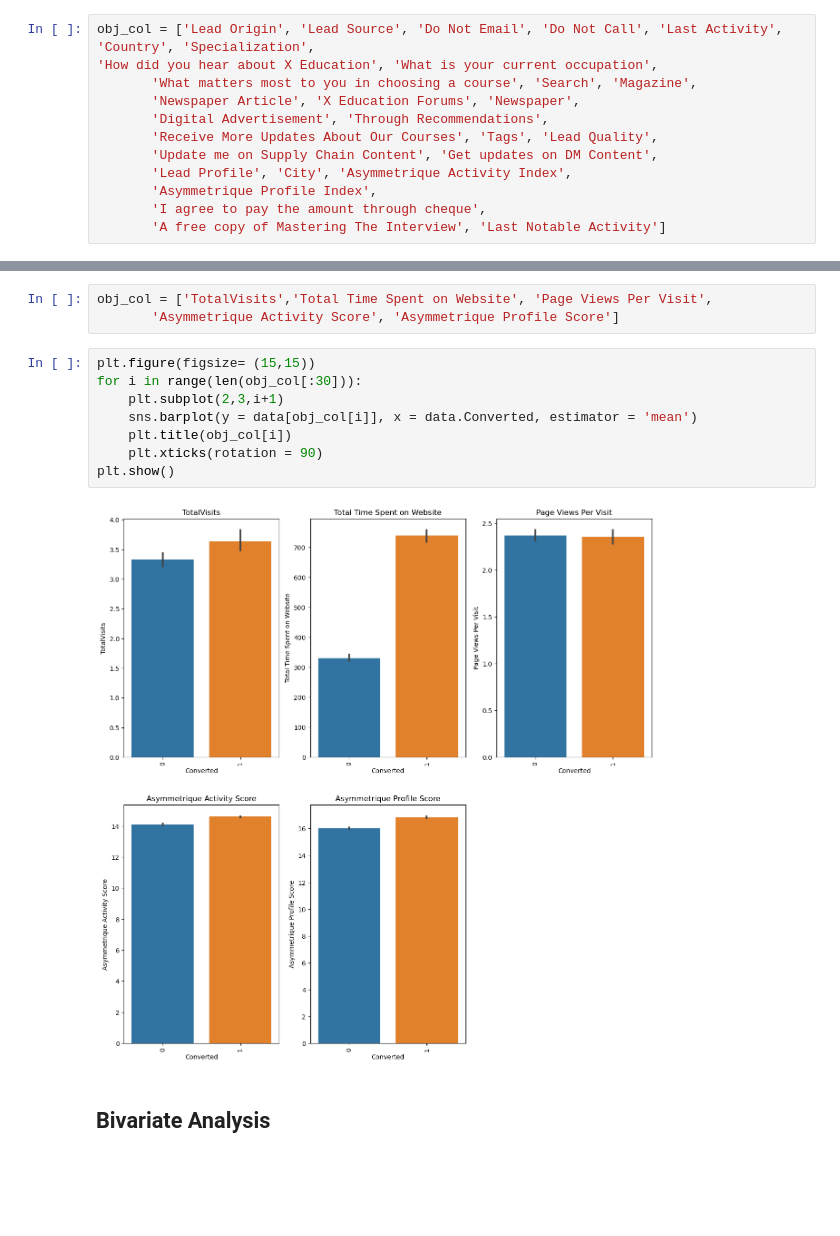
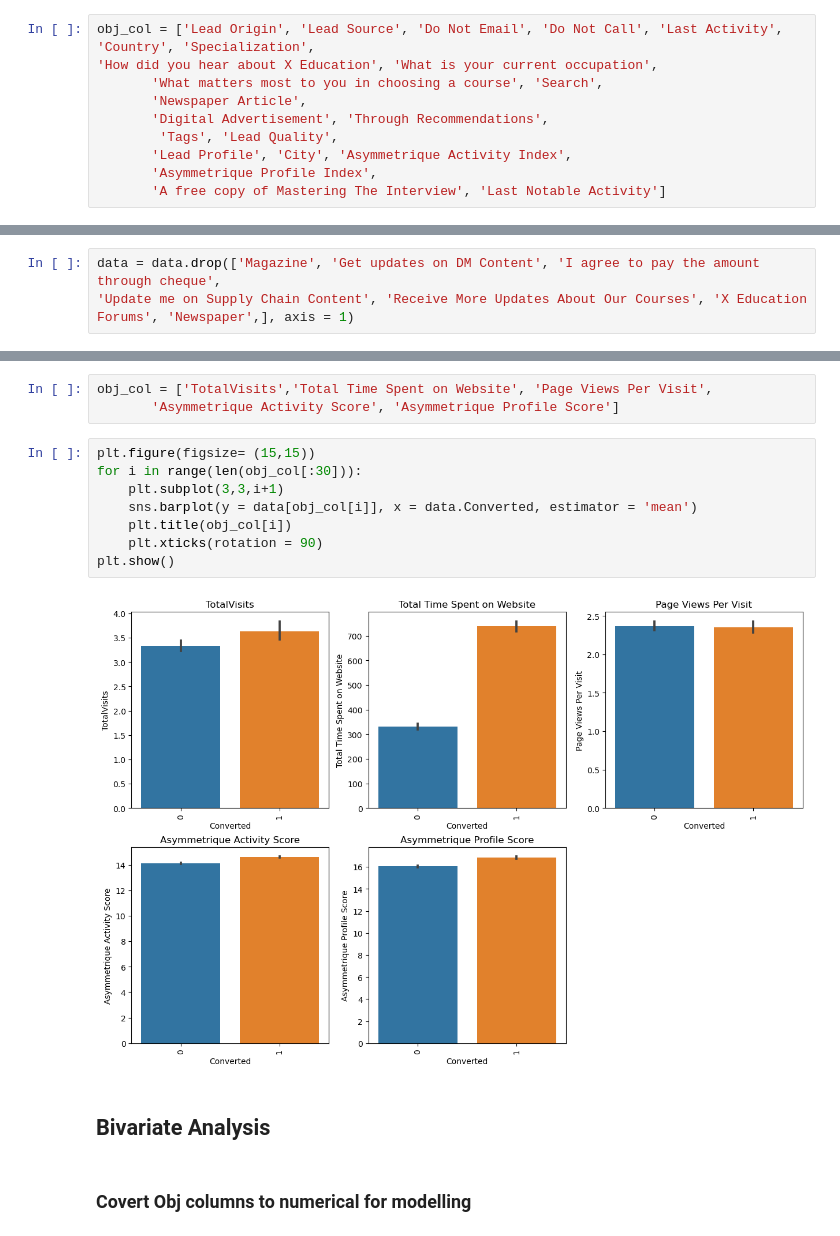
Before and after one commit to artik-gupta/Lead-Score-Case-study-assignment, a Jupyter notebook: LR model.ipynb, the cells around one changed output, grey strips where cells are left out. Saved outputs shown, nothing was run; the diff lists cells and outputs as text; blank space fills up the shorter version.

```diff
--- a/LR model.ipynb
+++ b/LR model.ipynb
@@ -77,12 +77,10 @@ Index(['Prospect ID', 'Lead Origin', 'Lead Source', 'Do Not Email',
 # %%
 obj_col = ['Lead Origin', 'Lead Source', 'Do Not Email', 'Do Not Call', 'Last Activity', 'Country', 'Specialization',
 'How did you hear about X Education', 'What is your current occupation',
-       'What matters most to you in choosing a course', 'Search', 'Magazine',
-       'Newspaper Article', 'X Education Forums', 'Newspaper',
+       'What matters most to you in choosing a course', 'Search',
+       'Newspaper Article',
        'Digital Advertisement', 'Through Recommendations',
-       'Receive More Updates About Our Courses', 'Tags', 'Lead Quality',
-       'Update me on Supply Chain Content', 'Get updates on DM Content',
+        'Tags', 'Lead Quality',
        'Lead Profile', 'City', 'Asymmetrique Activity Index',
        'Asymmetrique Profile Index',
-       'I agree to pay the amount through cheque',
        'A free copy of Mastering The Interview', 'Last Notable Activity']
@@ -89,3 +89,6 @@ obj_col = ['Lead Origin', 'Lead Source', 'Do Not Email', 'Do Not Call', 'Last Ac
+# %%
+data = data.drop(['Magazine', 'Get updates on DM Content', 'I agree to pay the amount through cheque',
+'Update me on Supply Chain Content', 'Receive More Updates About Our Courses', 'X Education Forums', 'Newspaper',], axis = 1)
 # %%
 plt.figure(figsize= (15,70))
 for i in range(len(obj_col[:30])):
@@ -112,12 +115,14 @@ obj_col = ['TotalVisits','Total Time Spent on Website', 'Page Views Per Visit',
 # %%
 plt.figure(figsize= (15,15))
 for i in range(len(obj_col[:30])):
-    plt.subplot(2,3,i+1)
+    plt.subplot(3,3,i+1)
     sns.barplot(y = data[obj_col[i]], x = data.Converted, estimator = 'mean')
     plt.title(obj_col[i])
     plt.xticks(rotation = 90)
 plt.show()
 # %% [output]
-[figure, old version]
+[figure, new version]
 # %% [markdown]
 ## Bivariate Analysis
+# %% [markdown]
+### Covert Obj columns to numerical for modelling
```
Also changed, not shown: parts of 3 cells of this notebook.
